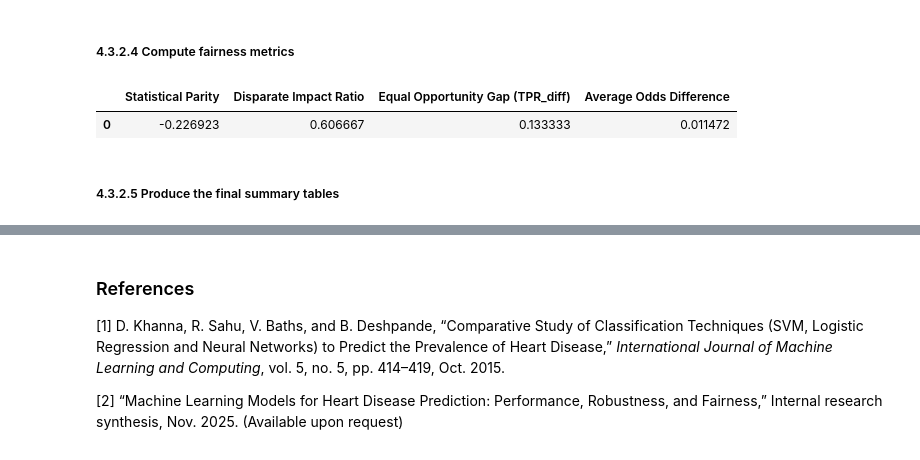
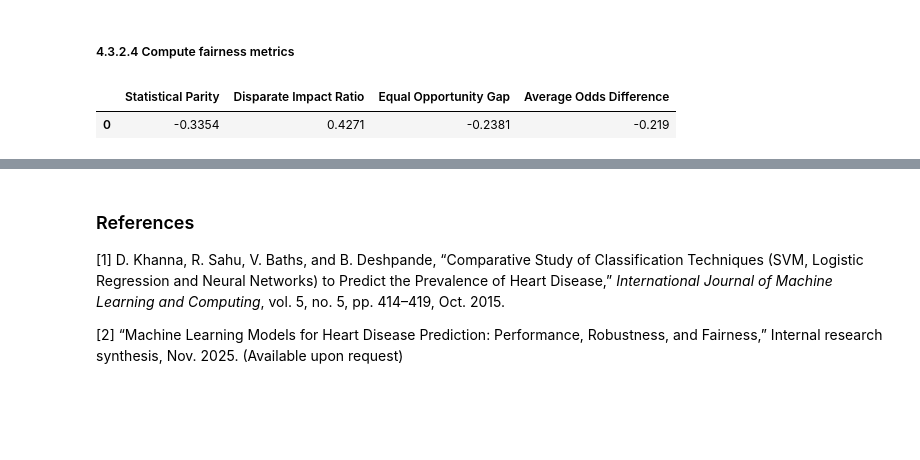
Before and after one commit to Mihalachee/Phenotypic-Bias-in-Heart-Disease-Prediction, a Jupyter notebook: indiviual.ipynb, the cells around one changed output, grey strips where cells are left out. Saved outputs shown, nothing was run; the diff lists cells and outputs as text; code cells hidden in the pictures; blank space fills up the shorter version.

```diff
--- a/indiviual.ipynb
+++ b/indiviual.ipynb
@@ -1448,13 +1721,11 @@ y_test_female = y_test[sex_test == 0]
 # %% [markdown]
 ##### 4.3.2.2 Generate gender-specific predictions
 # %%
-# Predictions by gender
-y_pred_male   = xgb_tuned.predict(X_test_male)
-y_pred_female = xgb_tuned.predict(X_test_female)
+y_pred_male   = xgb_final.predict(X_test_male)
+y_pred_female = xgb_final.predict(X_test_female)
 
-# Probabilities
-y_prob_male   = xgb_tuned.predict_proba(X_test_male)[:, 1]
-y_prob_female = xgb_tuned.predict_proba(X_test_female)[:, 1]
+y_prob_male   = xgb_final.predict_proba(X_test_male)[:, 1]
+y_prob_female = xgb_final.predict_proba(X_test_female)[:, 1]
 # %% [markdown]
 ##### 4.3.2.3 Compute standard performance metrics
 # %%
@@ -1489,46 +1763,46 @@ pd.DataFrame([metrics_male, metrics_female], index=["Male", "Female"])
 ##### 4.3.2.4 Compute fairness metrics
 # %%
 def fairness_metrics(y_male, y_female, y_pred_male, y_pred_female):
-    # Success rates (positive prediction rate)
+
+    # Positive prediction rates
     sr_male   = y_pred_male.mean()
     sr_female = y_pred_female.mean()
 
     # Statistical Parity
     SP = sr_female - sr_male
 
-    # DIR (disparate impact ratio)
+    # Disparate Impact Ratio
     DIR = sr_female / sr_male if sr_male > 0 else np.nan
 
-    # Equal opportunity (TPR parity)
+    # Confusion matrices
     tn_m, fp_m, fn_m, tp_m = confusion_matrix(y_male, y_pred_male).ravel()
     tn_f, fp_f, fn_f, tp_f = confusion_matrix(y_female, y_pred_female).ravel()
 
+    # True Positive Rate difference
     TPR_m = tp_m / (tp_m + fn_m)
     TPR_f = tp_f / (tp_f + fn_f)
-
     EO_gap = TPR_f - TPR_m
 
-    # Equalized Odds (AOD)
+    # Equalized Odds Difference
     FPR_m = fp_m / (fp_m + tn_m)
     FPR_f = fp_f / (fp_f + tn_f)
-
     AOD = 0.5 * ((FPR_f - FPR_m) + (TPR_f - TPR_m))
 
     return {
         "Statistical Parity": SP,
         "Disparate Impact Ratio": DIR,
-        "Equal Opportunity Gap (TPR_diff)": EO_gap,
+        "Equal Opportunity Gap": EO_gap,
         "Average Odds Difference": AOD
     }
 
-fairness = fairness_metrics(
+fairness_results = fairness_metrics(
     y_test_male, y_test_female,
     y_pred_male, y_pred_female
 )
 
-pd.DataFrame([fairness])
+fairness_df = pd.DataFrame([fairness_results])
+
+display(fairness_df.round(4))
 # %% [output]
-|  | Statistical Parity | Disparate Impact Ratio | Equal Opportunity Gap (TPR_diff) | Average Odds Difference |
-| 0 | -0.226923 | 0.606667 | 0.133333 | 0.011472 |
+|  | Statistical Parity | Disparate Impact Ratio | Equal Opportunity Gap | Average Odds Difference |
+| 0 | -0.3354 | 0.4271 | -0.2381 | -0.219 |
-# %% [markdown]
-##### 4.3.2.5 Produce the final summary tables
```
Also changed, not shown: parts of 17 cells of this notebook.
